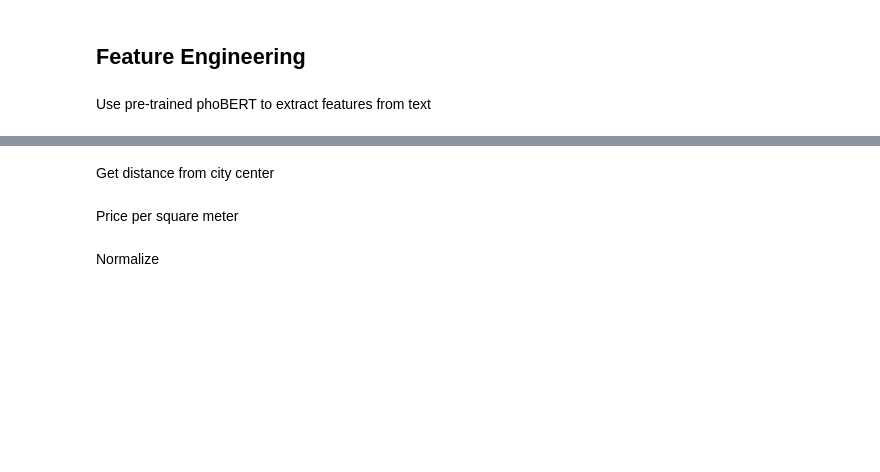
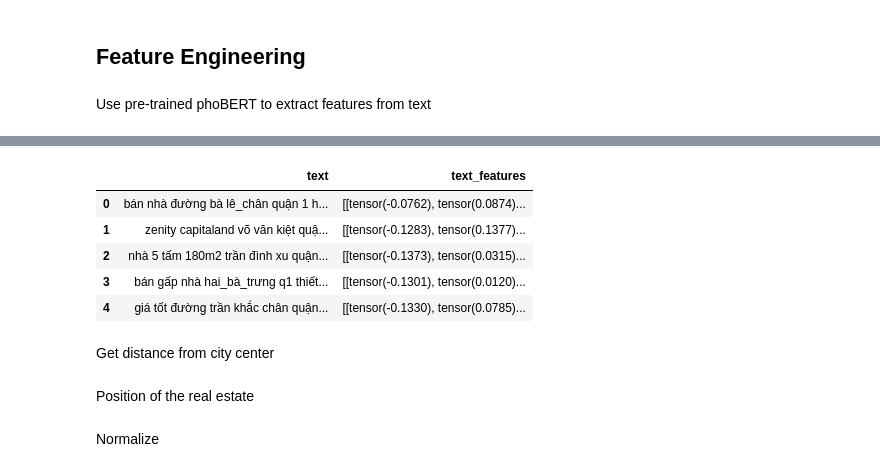
Before and after one commit to huynguyen1999/big-data, a Jupyter notebook: notebooks/feature_engineering.ipynb, the cells around one changed output, grey strips where cells are left out. Drawn from its saved outputs; the diff is of its cells as text; code cells hidden in the pictures; blank space fills up the shorter version.

```diff
--- a/notebooks/feature_engineering.ipynb
+++ b/notebooks/feature_engineering.ipynb
@@ -73,27 +80,25 @@ houses_df["text"] = houses_df["subject"] + " " + houses_df["body"] + " " + addre
+# %%
+houses_df["text"] = (
+    houses_df["subject"]
+    + " "
+    + houses_df["body"]
+    + " "
+    + houses_df["ward_name"]
+    + " "
+    + houses_df["street_name"]
+)
+houses_df.drop(columns=["subject", "body", "ward_name", "street_name"], inplace=True)
 # %% [markdown]
 One hot encoding
 # %%
-columns_to_one_hot_encode = ["apartment_type"]
+one_hot_encoding_columns = ["category_name", "area", "company_ad"]
 # one hot encode
-houses_df = pd.get_dummies(houses_df, columns=columns_to_one_hot_encode)
+houses_df = pd.get_dummies(houses_df, columns=one_hot_encoding_columns)
 # %% [markdown]
 Drop columns
-# %%
-columns_to_remove = [
-    "ad_id",
-    "list_id",
-    "list_time",
-    "price_string",
-    "street_name",
-    "ward_name",
-    "area_name",
-    "region_name",
-    "body",
-    "subject",
-    "zero_deposit",
-]
-# drop unnecessary columns
-houses_df.drop(columns_to_remove, axis=1, inplace=True)
+# %%
+dropping_columns = ["area_name", "list_time", "owner", "_id"]
+houses_df.drop(columns=dropping_columns, inplace=True)
 # %% [markdown]
 ## Preprocess NLP
 # %%
@@ -201,6 +206,15 @@ def extract_features(text):
 
 
 houses_df["text_features"] = houses_df["text"].progress_apply(lambda x: extract_features(x))
+# %%
+houses_df[["text", "text_features"]].head()
+# %% [output]
+|  | text | text_features |
+| 0 | bán nhà đường bà lê_chân quận 1 h... | [[tensor(-0.0762), tensor(0.0874)... |
+| 1 | zenity capitaland võ văn kiệt quậ... | [[tensor(-0.1283), tensor(0.1377)... |
+| 2 | nhà 5 tấm 180m2 trần đình xu quận... | [[tensor(-0.1373), tensor(0.0315)... |
+| 3 | bán gấp nhà hai_bà_trưng q1 thiết... | [[tensor(-0.1301), tensor(0.0120)... |
+| 4 | giá tốt đường trần khắc chân quận... | [[tensor(-0.1330), tensor(0.0785)... |
 # %% [markdown]
 Get distance from city center
 # %%
@@ -212,2 +229,0 @@ houses_df['distance_from_center'] = houses_df.apply(lambda row: great_circle((ro
-# %% [markdown]
-Price per square meter
@@ -215,0 +230,2 @@ houses_df['price_per_sqm'] = houses_df['price'] / houses_df['size']
+# %% [markdown]
+Position of the real estate
```
Also changed, not shown: parts of 25 cells of this notebook, 1 other file.
